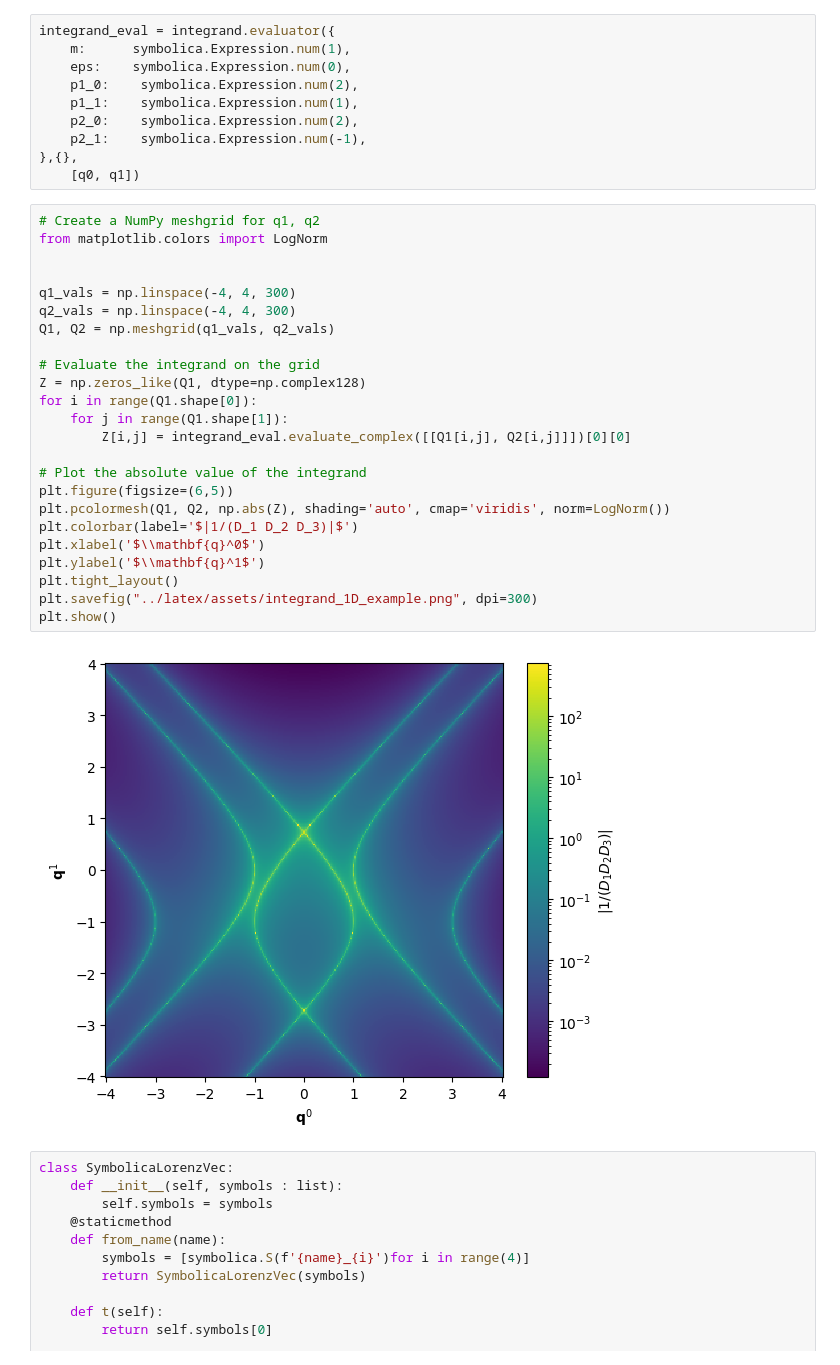
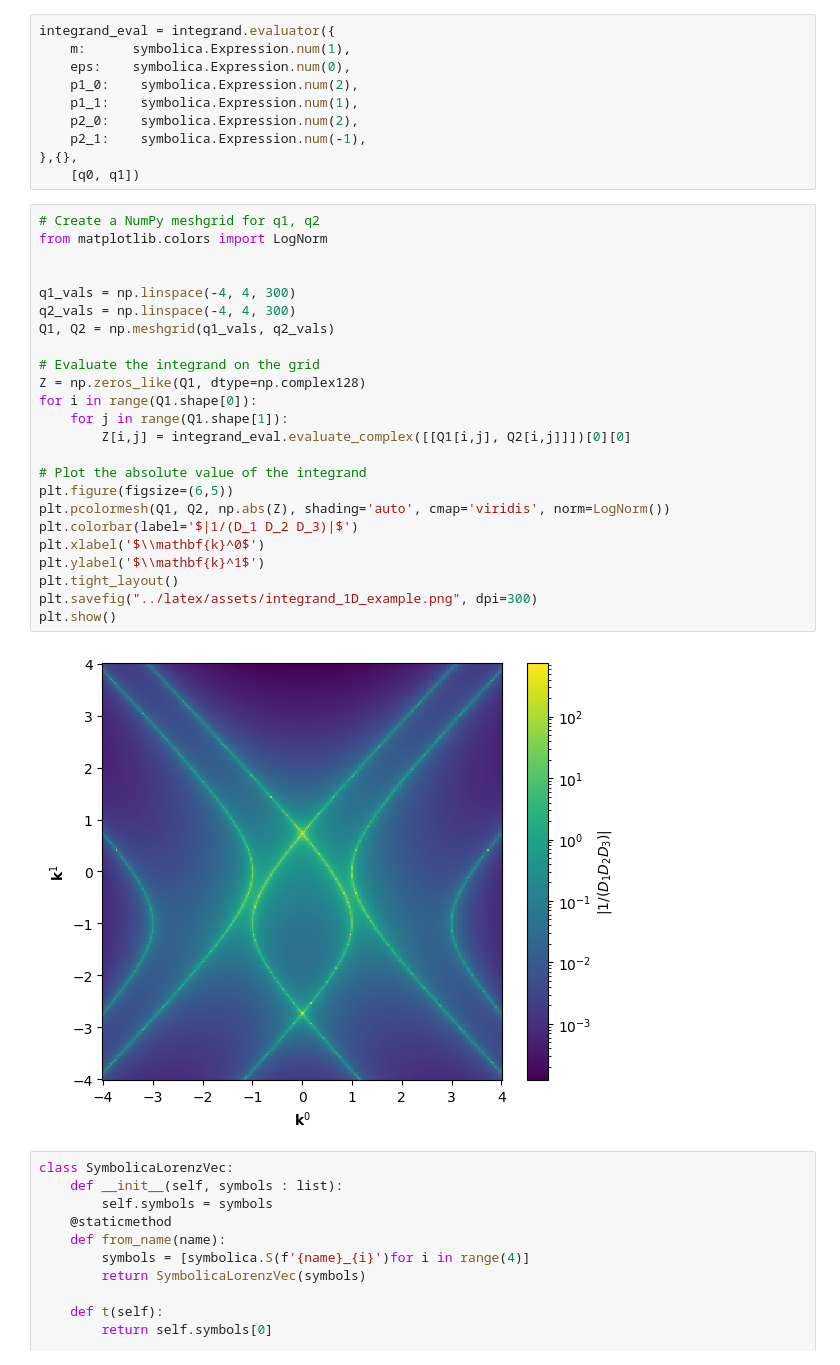
Before and after one commit to SecretGmG/bachelor_thesis, a Jupyter notebook: notebooks/symbolica_tests.ipynb, the cells around one changed output. Drawn from its saved outputs; the diff is of its cells as text.

```diff
--- a/notebooks/symbolica_tests.ipynb
+++ b/notebooks/symbolica_tests.ipynb
@@ -30,29 +30,29 @@ integrand_eval = integrand.evaluator({
 # %%
 # Create a NumPy meshgrid for q1, q2
 from matplotlib.colors import LogNorm
 
 
 q1_vals = np.linspace(-4, 4, 300)
 q2_vals = np.linspace(-4, 4, 300)
 Q1, Q2 = np.meshgrid(q1_vals, q2_vals)
 
 # Evaluate the integrand on the grid
 Z = np.zeros_like(Q1, dtype=np.complex128)
 for i in range(Q1.shape[0]):
     for j in range(Q1.shape[1]):
         Z[i,j] = integrand_eval.evaluate_complex([[Q1[i,j], Q2[i,j]]])[0][0]
 
 # Plot the absolute value of the integrand
 plt.figure(figsize=(6,5))
 plt.pcolormesh(Q1, Q2, np.abs(Z), shading='auto', cmap='viridis', norm=LogNorm())
 plt.colorbar(label='$|1/(D_1 D_2 D_3)|$')
-plt.xlabel('$\\mathbf{q}^0$')
-plt.ylabel('$\\mathbf{q}^1$')
+plt.xlabel('$\\mathbf{k}^0$')
+plt.ylabel('$\\mathbf{k}^1$')
 plt.tight_layout()
 plt.savefig("../latex/assets/integrand_1D_example.png", dpi=300)
 plt.show()
 # %% [output]
-[figure, old version]
+[figure, new version]
 # %%
 class SymbolicaLorenzVec:
     def __init__(self, symbols : list):
```
Also changed, not shown: 11 other files.
